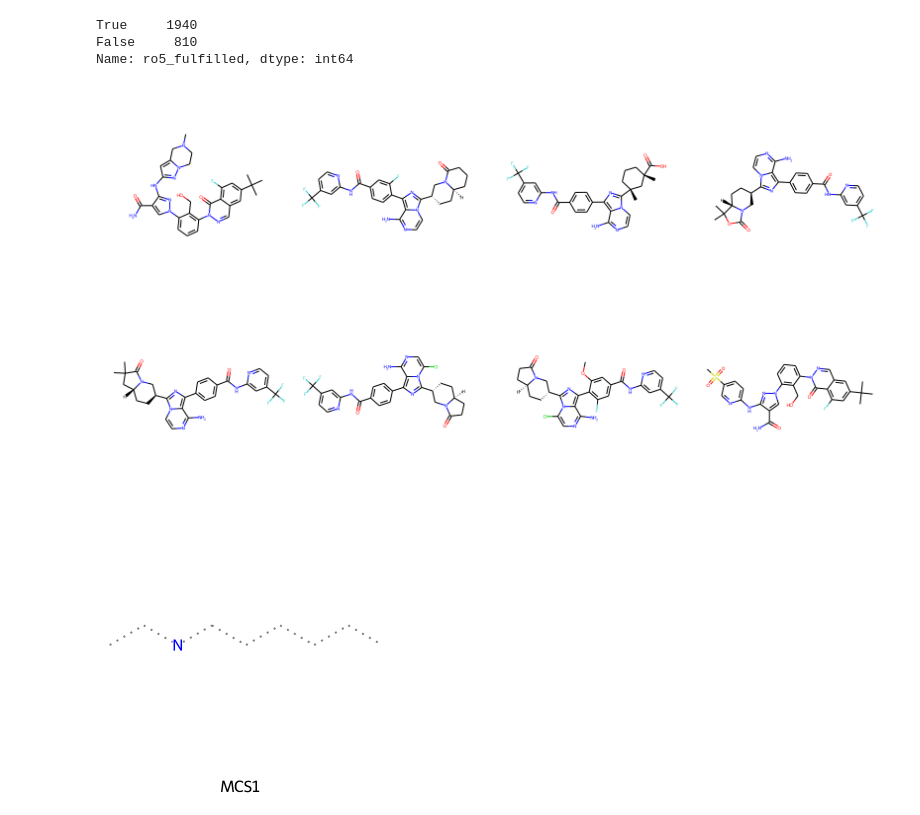
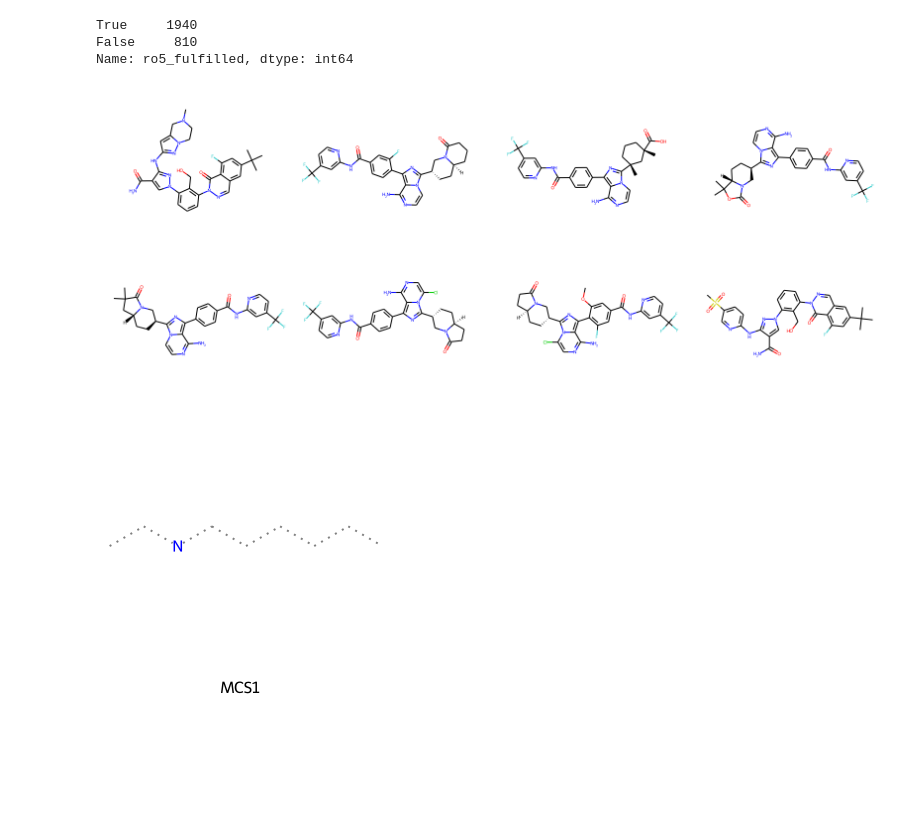
Before and after one commit to binary-alkemi/BTK_inhibitor, a Jupyter notebook: cheminformatic_analysis/ADMET_BTK_inhouse.ipynb, the cells around one changed output. Cells and saved outputs as stored; diff of their text form; code cells hidden in the pictures; blank space fills up the shorter version.

```diff
--- a/cheminformatic_analysis/ADMET_BTK_inhouse.ipynb
+++ b/cheminformatic_analysis/ADMET_BTK_inhouse.ipynb
@@ -208,9 +212,9 @@ Name: ro5_fulfilled, dtype: int64
 # %%
 df_ro5_failed = molecules.loc[molecules['ro5_fulfilled'] == False ]
 # %%
-Draw.MolsToGridImage(df_ro5_failed.ROMol.head(8), molsPerRow=4, subImgSize=(400, 400))
+Draw.MolsToGridImage(df_ro5_failed.ROMol.head(8), molsPerRow=4, subImgSize=(400, 300))
 # %% [output]
-[figure, old version]
+[figure, new version]
 # %%
 # Checking MCS of these RO5 failed structures
 
```
Also changed, not shown: parts of 33 cells of this notebook, 3 other files.
